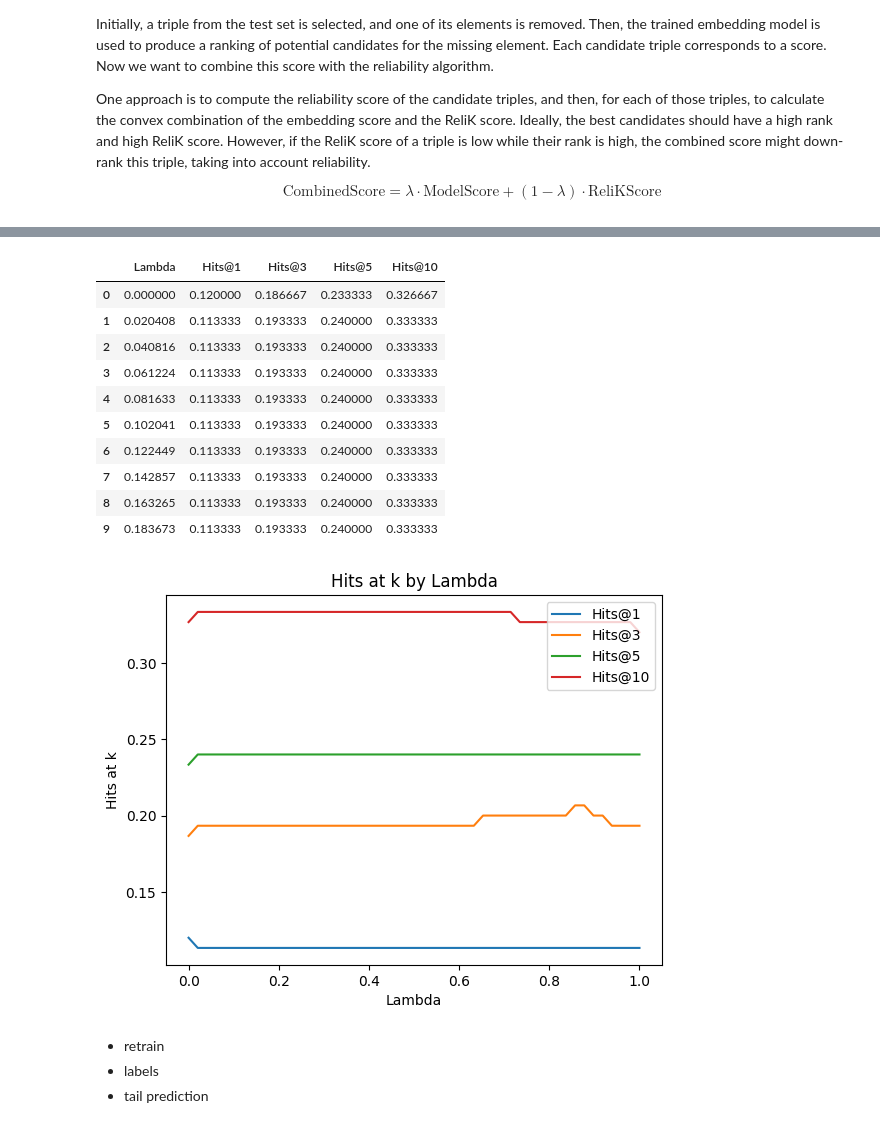
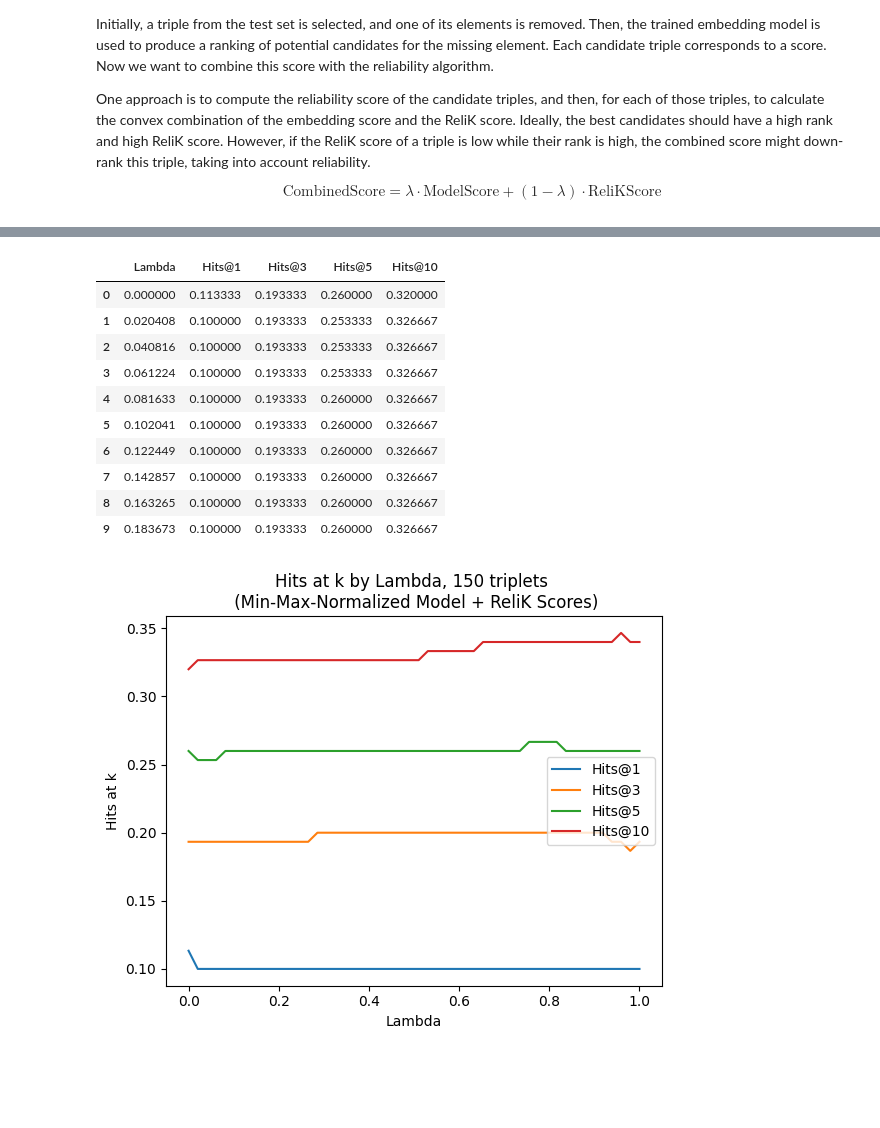
Before and after one commit to gmaurer08/gma-project, a Jupyter notebook: main.ipynb, the cells around one changed output, grey strips where cells are left out. Cells and saved outputs as stored; diff of their text form; code cells hidden in the pictures; blank space fills up the shorter version.

```diff
--- a/main.ipynb
+++ b/main.ipynb
@@ -248,7 +248,7 @@ for triple in tqdm(test_triples[:num_triples]):
     prediction = compute_scores(model, train_tf, num_candidates, num_samples, tail_types, head=head, relation=relation, tail=tail, verbose=False)
 
     # Save results
-    predictions_results[(head, relation)] = prediction
+    predictions_results[(head, relation)] = {'prediction': prediction, 'true_tail': int(triple[2])}
 
-file_path = 'results/TransE4/'
+file_path = 'results/TransE5/'
 pickle.dump(predictions_results, open(file_path + 'predictions.pkl', 'wb'))
@@ -255,3 +275,3 @@ pickle.dump(predictions_results, open(file_path + 'predictions.pkl', 'wb'))
 # %%
-predictions_results = pickle.load(open('results/TransE4/predictions.pkl', 'rb'))
-predictions_results
+predictions_results = pickle.load(open('results/TransE5/predictions.pkl', 'rb'))
+#predictions_results
@@ -276,4 +278,7 @@ predictions_results
 # %%
+# Number of triples
+num_triples = 150
+
 # Define a set of lambdas
 lambdas = np.linspace(0, 1, 50)
 
@@ -294,13 +299,14 @@ for lambda_ in lambdas:
     hit_at_10 = np.zeros(num_triples)
 
     # Iterate through test triples
-    for i, triple in enumerate(test_triples[:num_triples]):
+    for i, triple in enumerate(predictions_results.items()):
 
+        #print(triple)
         # True tail
-        true_tail = int(triple[2])
+        predictions, true_tail = triple[1]['prediction'], triple[1]['true_tail']
 
         # Combine model scores with a convex combination
-        result = evaluate_combined_scores(predictions_results[(int(triple[0]), int(triple[1]))], true_tail, lambda_)
+        result = evaluate_combined_scores(predictions, true_tail, lambda_)
 
         # Add the hit at k 0/1
         hit_at_1[i] = result['hit_at_1']
@@ -309,7 +315,7 @@ for lambda_ in lambdas:
         hit_at_10[i] = result['hit_at_10']
 
         # Store the predictions
-        combined_predictions[(triple, lambda_)] = result['predictions']
+        combined_predictions[(triple[0], lambda_)] = result['predictions']
 
     hits_at_1[float(lambda_)] = float(np.mean(hit_at_1))
     hits_at_3[float(lambda_)] = float(np.mean(hit_at_3))
@@ -332,42 +338,38 @@ hits_at_k_df['Hits@10'] = hits_at_10.values()
 hits_at_k_df.head(10)
 # %% [output]
 |  | Lambda | Hits@1 | Hits@3 | Hits@5 | Hits@10 |
-| 0 | 0.000000 | 0.120000 | 0.186667 | 0.233333 | 0.326667 |
-| 1 | 0.020408 | 0.113333 | 0.193333 | 0.240000 | 0.333333 |
-| 2 | 0.040816 | 0.113333 | 0.193333 | 0.240000 | 0.333333 |
-| 3 | 0.061224 | 0.113333 | 0.193333 | 0.240000 | 0.333333 |
-| 4 | 0.081633 | 0.113333 | 0.193333 | 0.240000 | 0.333333 |
-| 5 | 0.102041 | 0.113333 | 0.193333 | 0.240000 | 0.333333 |
-| 6 | 0.122449 | 0.113333 | 0.193333 | 0.240000 | 0.333333 |
-| 7 | 0.142857 | 0.113333 | 0.193333 | 0.240000 | 0.333333 |
-| 8 | 0.163265 | 0.113333 | 0.193333 | 0.240000 | 0.333333 |
-| 9 | 0.183673 | 0.113333 | 0.193333 | 0.240000 | 0.333333 |
+| 0 | 0.000000 | 0.113333 | 0.193333 | 0.260000 | 0.320000 |
+| 1 | 0.020408 | 0.100000 | 0.193333 | 0.253333 | 0.326667 |
+| 2 | 0.040816 | 0.100000 | 0.193333 | 0.253333 | 0.326667 |
+| 3 | 0.061224 | 0.100000 | 0.193333 | 0.253333 | 0.326667 |
+| 4 | 0.081633 | 0.100000 | 0.193333 | 0.260000 | 0.326667 |
+| 5 | 0.102041 | 0.100000 | 0.193333 | 0.260000 | 0.326667 |
+| 6 | 0.122449 | 0.100000 | 0.193333 | 0.260000 | 0.326667 |
+| 7 | 0.142857 | 0.100000 | 0.193333 | 0.260000 | 0.326667 |
+| 8 | 0.163265 | 0.100000 | 0.193333 | 0.260000 | 0.326667 |
+| 9 | 0.183673 | 0.100000 | 0.193333 | 0.260000 | 0.326667 |
 # %%
 # Plot hits @ k by Lambda
 sorted_lambdas_1 = hits_at_1.keys()
 sorted_hits_at_1 = [hits_at_1[lambda_] for lambda_ in sorted_lambdas_1]
 
 sorted_lambdas_3 = hits_at_3.keys()
 sorted_hits_at_3 = [hits_at_3[lambda_] for lambda_ in sorted_lambdas_3]
 
 sorted_lambdas_5 = hits_at_5.keys()
 sorted_hits_at_5 = [hits_at_5[lambda_] for lambda_ in sorted_lambdas_5]
 
 sorted_lambdas_10 = hits_at_10.keys()
 sorted_hits_at_10 = [hits_at_10[lambda_] for lambda_ in sorted_lambdas_10]
 
 plt.plot(sorted_lambdas_1, sorted_hits_at_1, label='Hits@1')
 plt.plot(sorted_lambdas_3, sorted_hits_at_3, label='Hits@3')
 plt.plot(sorted_lambdas_5, sorted_hits_at_5, label='Hits@5')
 plt.plot(sorted_lambdas_10, sorted_hits_at_10, label='Hits@10')
 plt.xlabel('Lambda')
 plt.ylabel('Hits at k')
-plt.title('Hits at k by Lambda')
+plt.title('Hits at k by Lambda, 150 triplets \n (Min-Max-Normalized Model + ReliK Scores)')
 plt.legend()
 plt.show()
 # %% [output]
-[figure, old version]
+[figure, new version]
-# %% [markdown]
-- retrain
-- labels
-- tail prediction
```
Also changed, not shown: parts of 4 cells of this notebook, 1 other file.
